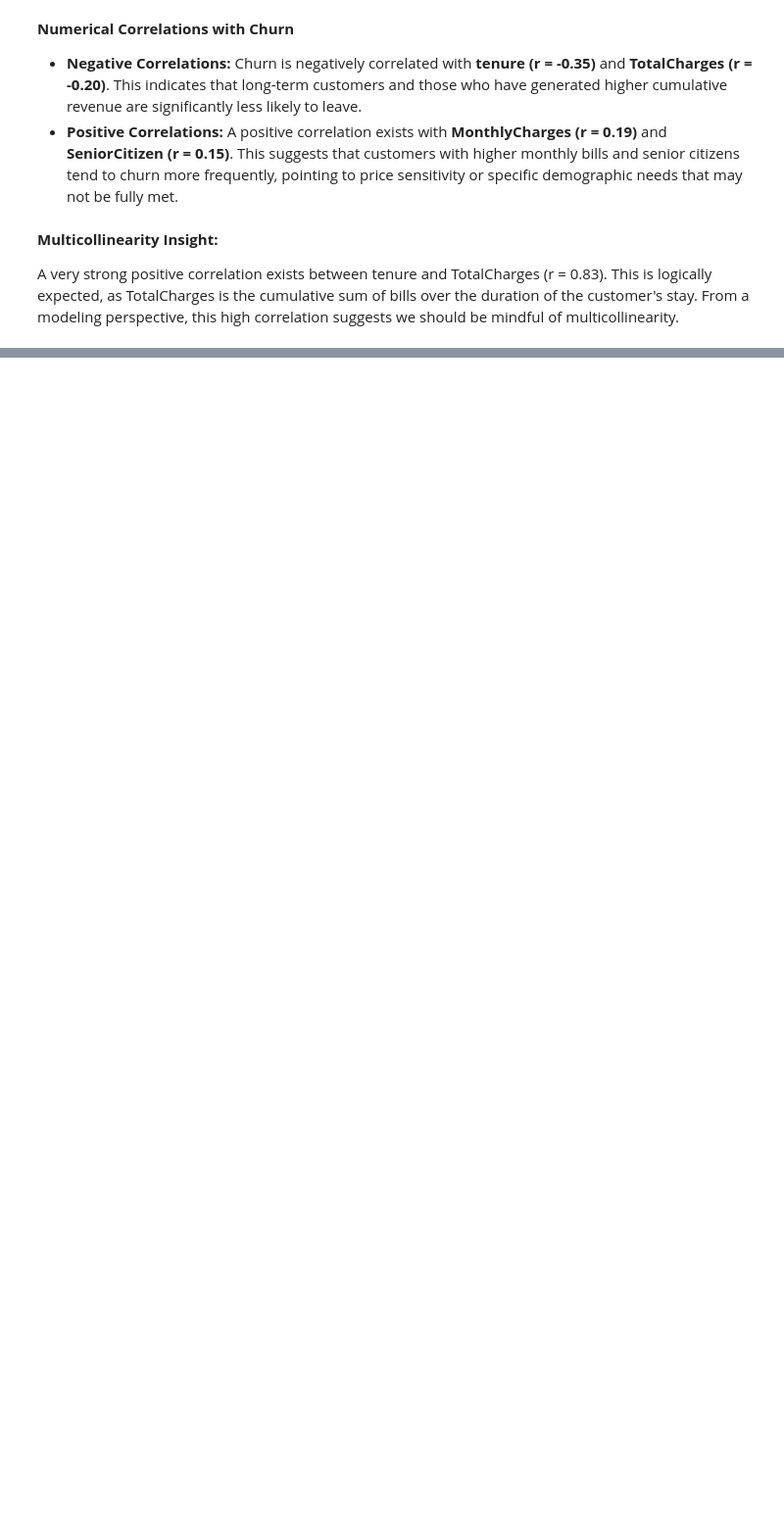
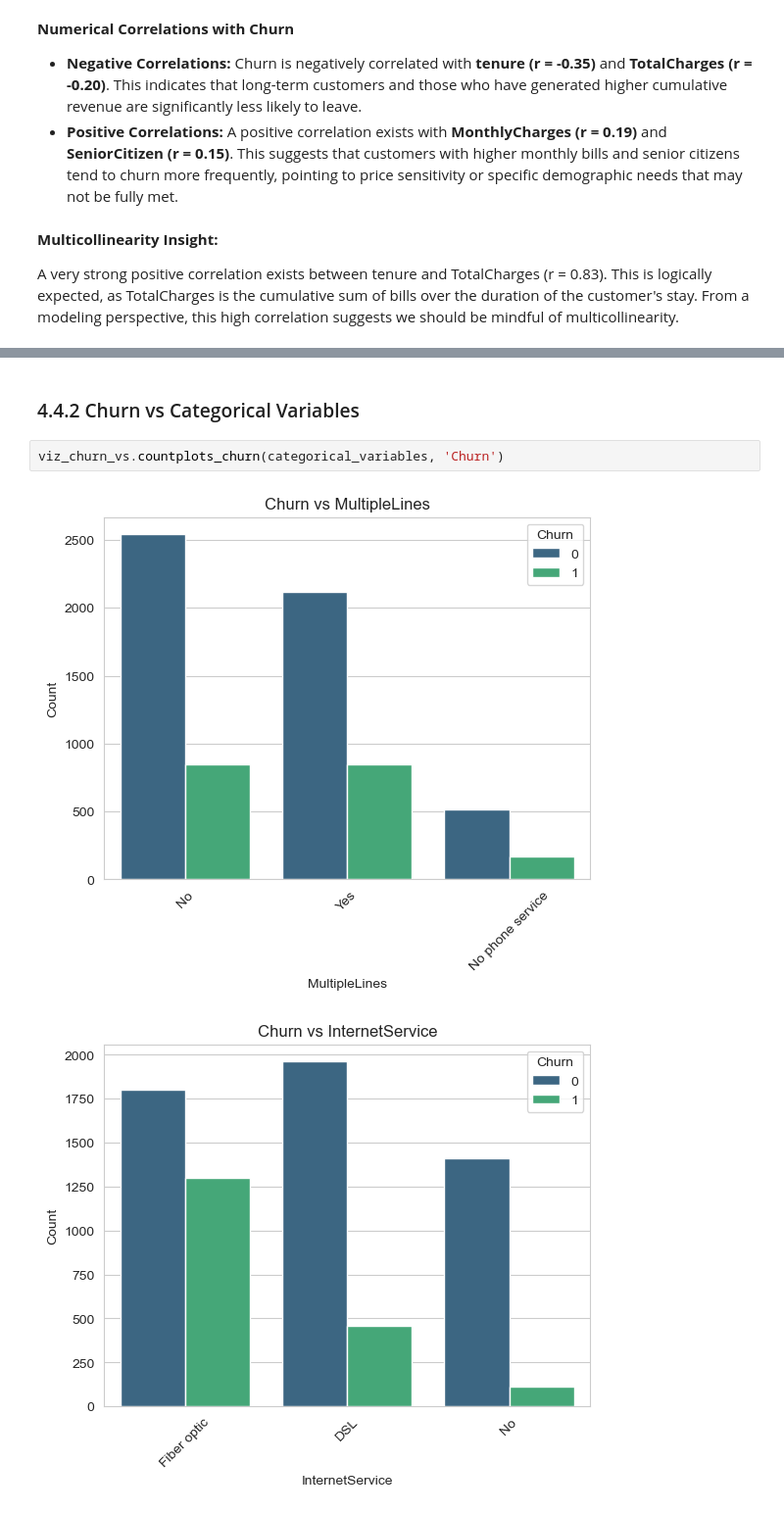
Before and after one commit to Oliwer1992/telco-customer-churn, a Jupyter notebook: 01_Data_Cleaning_and_EDA.ipynb, the cells around one changed output, grey strips where cells are left out. Shown at 98% size. Drawn from its saved outputs; the diff is of its cells as text; blank space fills up the shorter version.

```diff
--- a/01_Data_Cleaning_and_EDA.ipynb
+++ b/01_Data_Cleaning_and_EDA.ipynb
@@ -328,0 +338,7 @@ A very strong positive correlation exists between tenure and TotalCharges (r = 0
+# %% [markdown]
+### 4.4.2 Churn vs Categorical Variables
+# %%
+viz_churn_vs.countplots_churn(categorical_variables, 'Churn')
+# %% [output]
+[figure, added]
+[figure, added]
```
Also changed, not shown: parts of 8 cells of this notebook.
